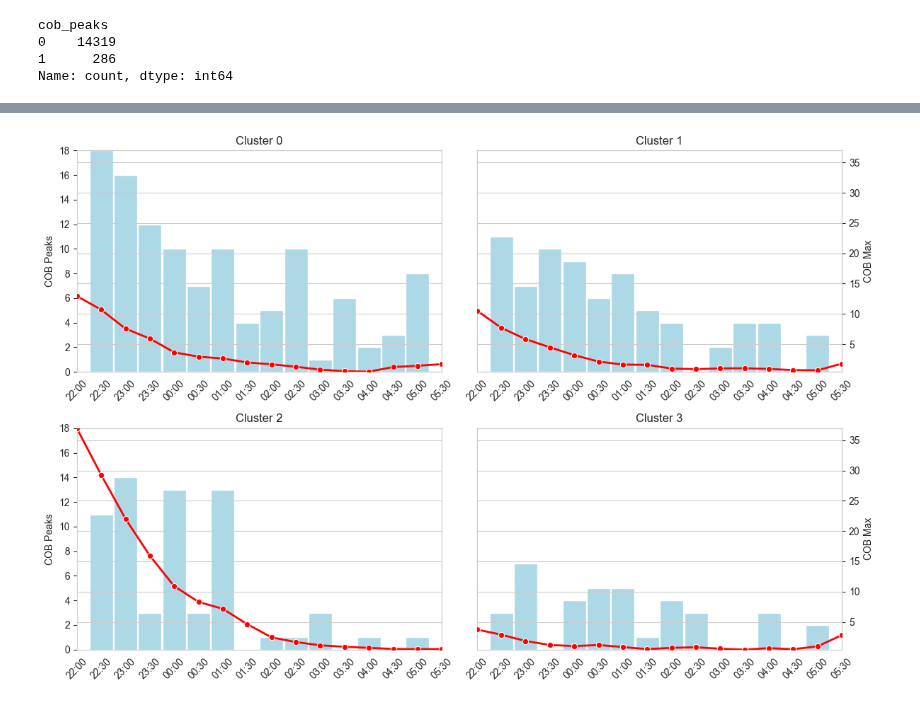
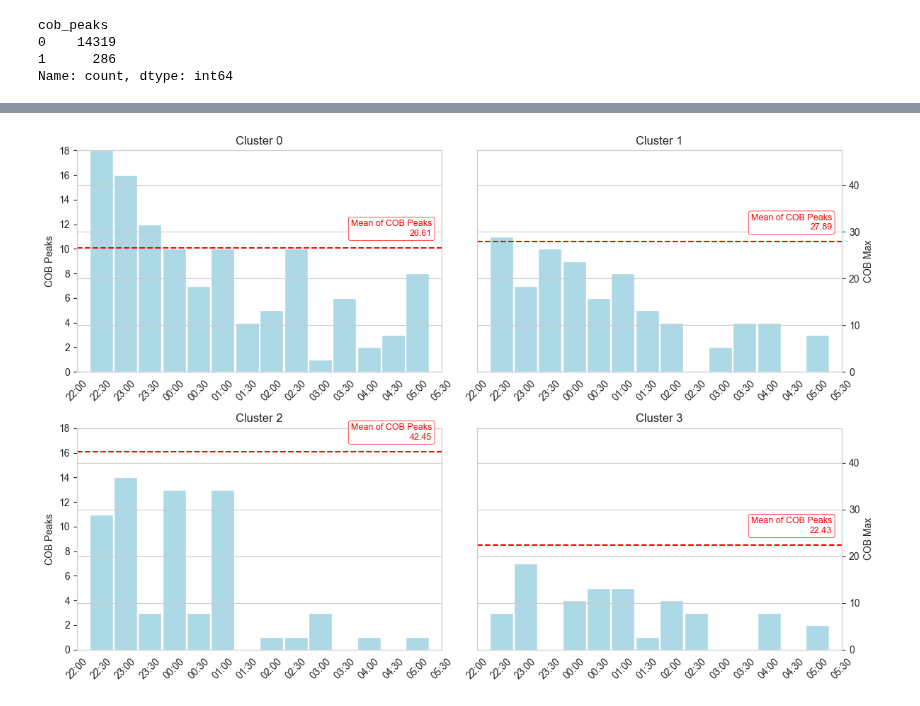
Before and after one commit to rdbrist/masters_project, a Jupyter notebook: notebooks/2.03e-rd-analysis-of-cob-peaks-overnight.ipynb, the cells around one changed output, grey strips where cells are left out. Drawn from its saved outputs; the diff is of its cells as text; code cells hidden in the pictures.

Commit message:
COB peak analysis complete and further study on the objective function carried out

```diff
--- a/notebooks/2.03e-rd-analysis-of-cob-peaks-overnight.ipynb
+++ b/notebooks/2.03e-rd-analysis-of-cob-peaks-overnight.ipynb
@@ -160,0 +54,4 @@ plt.show()
+# %%
+import matplotlib.dates as mdates
+
+cluster_peak_cob_means = df_with_peaks[df_with_peaks['cob_peaks']==1].groupby('cluster')['cob max'].mean().reset_index()
@@ -161,46 +66,53 @@ plt.show()
 # %%
-import matplotlib.dates as mdates
-
+# Add a dashed horizontal line for each plot showing the cluster's mean COB Max from cluster_peak_cob_means
 fig, axes = plt.subplots(nrows=2, ncols=2, figsize=(12, 8))
 axes = axes.flatten()
 
-cob_max_lim = peaks_summarised['cob max'].max()
-cob_min_lim = peaks_summarised['cob max'].min()
+cob_max_lim = cluster_peak_cob_means['cob max'].max()+5
+cob_min_lim = 0
 peak_max_lim = peaks_summarised['cob_peaks'].max()
-peak_min_lim = peaks_summarised['cob_peaks'].min()
+peak_min_lim = 0
 
 for i, (cluster_num, cluster_data) in enumerate(peaks_summarised.groupby('cluster')):
     ax1 = axes[i]
     cluster_data.reset_index(inplace=True)
 
     if not cluster_data.empty:
         ax1.bar(cluster_data['time'], cluster_data['cob_peaks'], color='lightblue',
                 width=0.02, zorder=1, label='COB Peaks')
         ax1.set_ylabel('COB Peaks')
         ax1.set_ylim(peak_min_lim, peak_max_lim)
         ax1.grid(False)
 
         ax2 = ax1.twinx()
-        sns.lineplot(data=cluster_data, x='time', y='cob max', color='red',
-                marker='o', linewidth=2, zorder=10, label='COB Max', legend=False)
+        # Remove lineplot, only show secondary axis with horizontal mean line
         ax2.set_ylabel('COB Max')
         ax2.set_ylim(cob_min_lim, cob_max_lim)
 
+        cluster_mean = cluster_peak_cob_means.loc[cluster_peak_cob_means['cluster'] == cluster_num, 'cob max'].values
+        if len(cluster_mean) > 0:
+            ax2.axhline(cluster_mean[0], color='red', linestyle='--', linewidth=1.5, label='Mean of COB Peaks')
+            ax2.annotate(f"Mean of COB Peaks\n{cluster_mean[0]:.2f}",
+                         xy=(cluster_data['time'].max(), cluster_mean[0]),
+                         xytext=(-10, 10), textcoords='offset points',
+                         va='bottom', ha='right', color='red', fontsize=9,
+                         bbox=dict(boxstyle="round,pad=0.3", fc="white", ec="red", lw=0.5))
         ax1.xaxis.set_major_formatter(mdates.DateFormatter('%H:%M'))
         ax1.xaxis.set_major_locator(mdates.MinuteLocator(interval=30))
         ax1.set_xlim(cluster_data['time'].min(), cluster_data['time'].max())
         ax1.tick_params(axis='x', rotation=45)
+
 
         if i % 2 != 0:
             ax1.set_ylabel('')
             ax1.tick_params(axis='y', left=False, labelleft=False)
         if i % 2 == 0:
             ax2.set_ylabel('')
             ax2.tick_params(axis='y', right=False, labelright=False)
 
     ax1.set_title(f'Cluster {cluster_num}')
 
 plt.tight_layout()
 plt.show()
 # %% [output]
-[figure, old version]
+[figure, new version]
```
Also changed, not shown: parts of 6 cells of this notebook, 3 other files.
